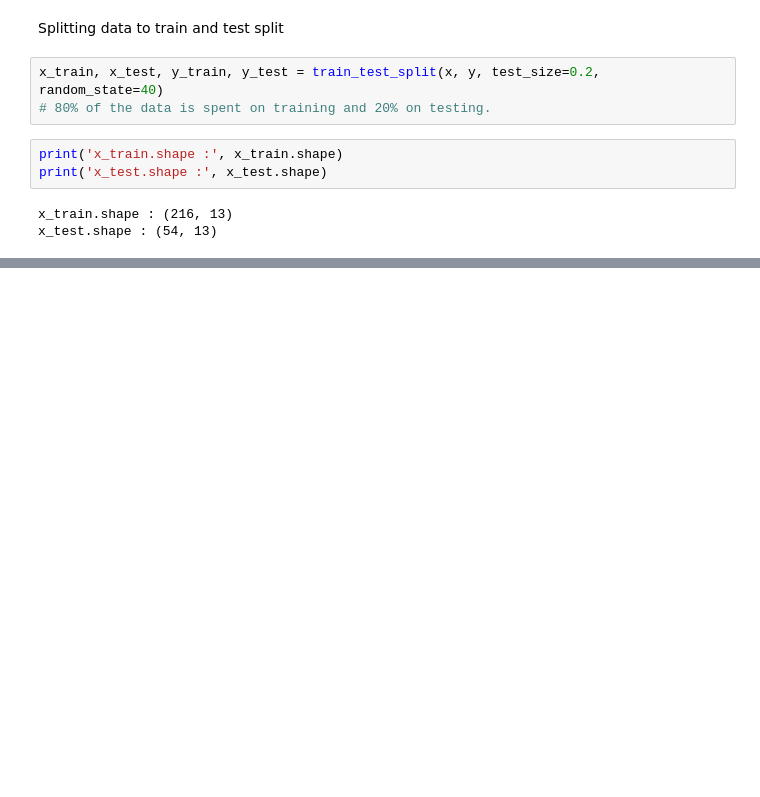
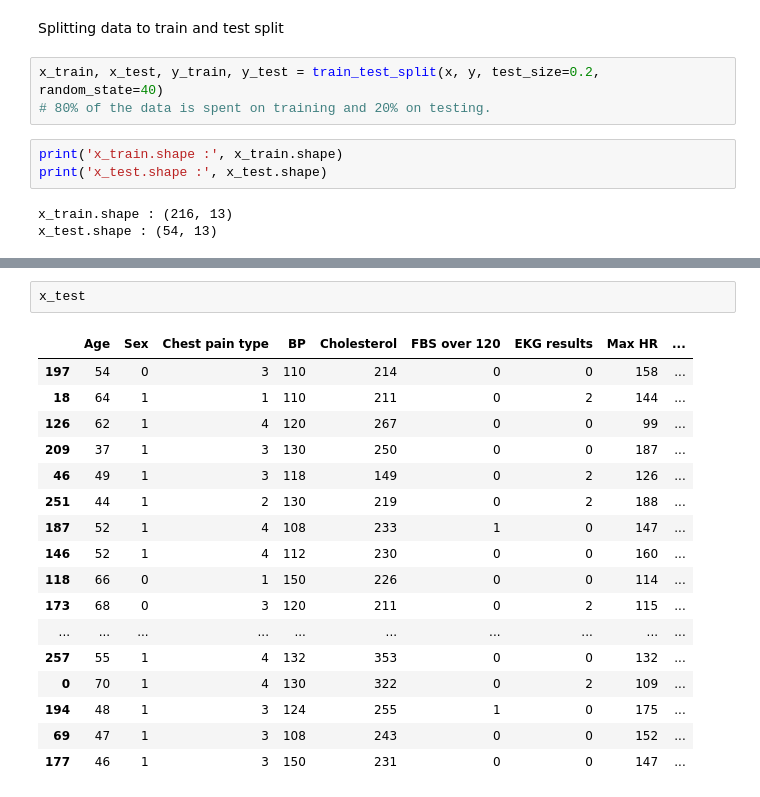
Before and after one commit to senith-sulara/ML_Assignment2_IT19095240_IT19143828_IT18000818_IT19021058, a Jupyter notebook: HeartDieases.ipynb, the cells around one changed output, grey strips where cells are left out. Saved outputs shown, nothing was run; the diff lists cells and outputs as text; blank space fills up the shorter version.

```diff
--- a/HeartDieases.ipynb
+++ b/HeartDieases.ipynb
@@ -78,0 +95,20 @@ x_test.shape : (54, 13)
+# %%
+x_test
+# %% [output]
+|  | Age | Sex | Chest pain type | BP | Cholesterol | FBS over 120 | EKG results | Max HR | ... |
+| 197 | 54 | 0 | 3 | 110 | 214 | 0 | 0 | 158 | ... |
+| 18 | 64 | 1 | 1 | 110 | 211 | 0 | 2 | 144 | ... |
+| 126 | 62 | 1 | 4 | 120 | 267 | 0 | 0 | 99 | ... |
+| 209 | 37 | 1 | 3 | 130 | 250 | 0 | 0 | 187 | ... |
+| 46 | 49 | 1 | 3 | 118 | 149 | 0 | 2 | 126 | ... |
+| 251 | 44 | 1 | 2 | 130 | 219 | 0 | 2 | 188 | ... |
+| 187 | 52 | 1 | 4 | 108 | 233 | 1 | 0 | 147 | ... |
+| 146 | 52 | 1 | 4 | 112 | 230 | 0 | 0 | 160 | ... |
+| 118 | 66 | 0 | 1 | 150 | 226 | 0 | 0 | 114 | ... |
+| 173 | 68 | 0 | 3 | 120 | 211 | 0 | 2 | 115 | ... |
+| ... | ... | ... | ... | ... | ... | ... | ... | ... | ... |
+| 257 | 55 | 1 | 4 | 132 | 353 | 0 | 0 | 132 | ... |
+| 0 | 70 | 1 | 4 | 130 | 322 | 0 | 2 | 109 | ... |
+| 194 | 48 | 1 | 3 | 124 | 255 | 1 | 0 | 175 | ... |
+| 69 | 47 | 1 | 3 | 108 | 243 | 0 | 0 | 152 | ... |
+| 177 | 46 | 1 | 3 | 150 | 231 | 0 | 0 | 147 | ... |
```
Also changed, not shown: parts of 10 cells of this notebook.
